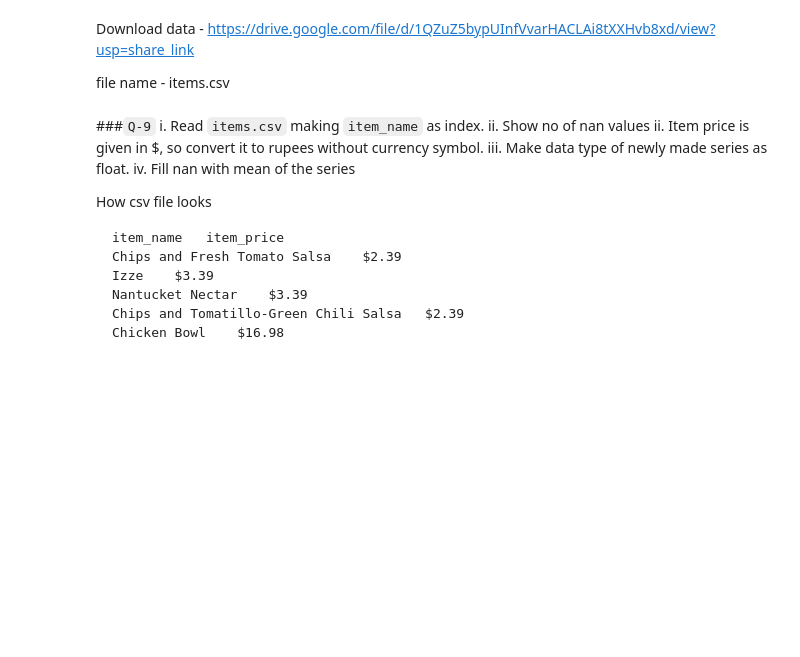
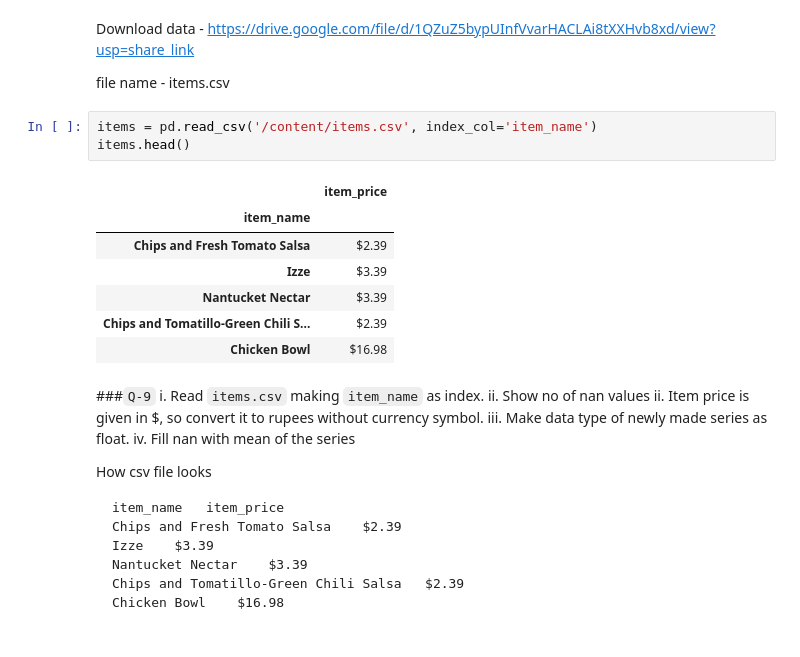
Before and after one commit to iqraghori/Data-science, a Jupyter notebook: Pandas_practice/session_16_tasks.ipynb, the cells around one changed output. Drawn from its saved outputs; the diff is of its cells as text; blank space fills up the shorter version.

```diff
--- a/Pandas_practice/session_16_tasks.ipynb
+++ b/Pandas_practice/session_16_tasks.ipynb
@@ -107,6 +112,17 @@ np.int64(20)
 Download data - https://drive.google.com/file/d/1QZuZ5bypUInfVvarHACLAi8tXXHvb8xd/view?usp=share_link
 
 file name - items.csv
+# %%
+items = pd.read_csv('/content/items.csv', index_col='item_name')
+items.head()
+# %% [output]
+|  | item_price |
+| item_name |  |
+| Chips and Fresh Tomato Salsa | $2.39 |
+| Izze | $3.39 |
+| Nantucket Nectar | $3.39 |
+| Chips and Tomatillo-Green Chili S... | $2.39 |
+| Chicken Bowl | $16.98 |
 # %% [markdown]
 ###`Q-9`
     i. Read `items.csv` making `item_name` as index.
```
Also changed, not shown: parts of 6 cells of this notebook.
